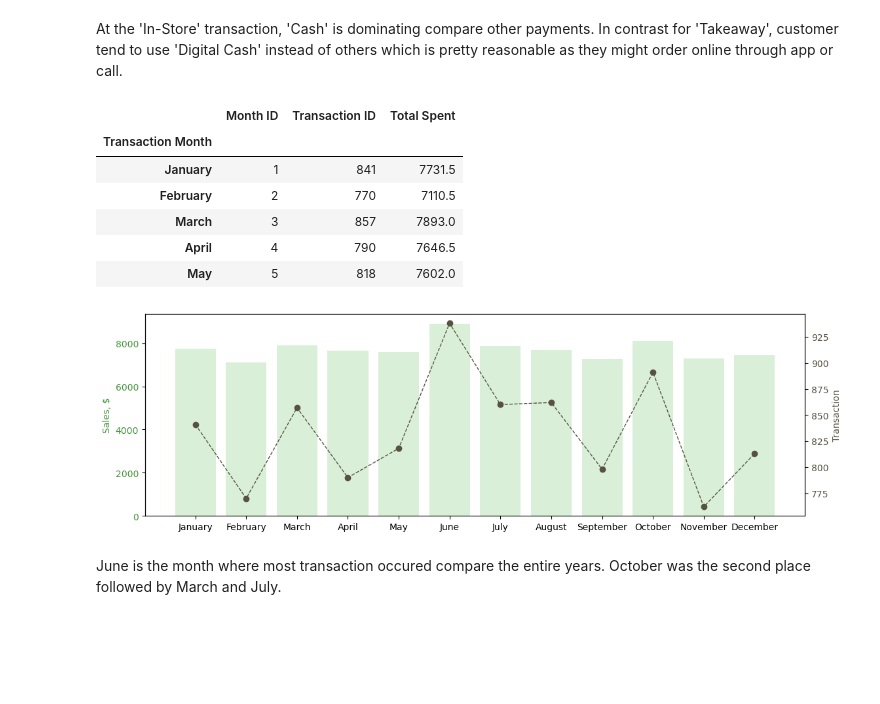
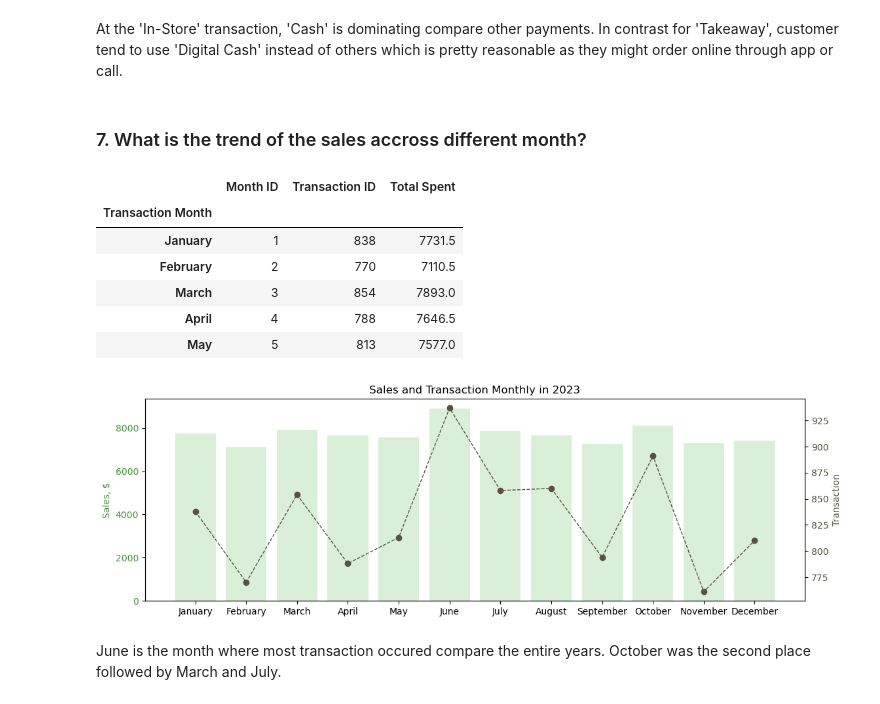
Before and after one commit to jeeenss/Data-Analysis-with-Python, a Jupyter notebook: Cafe_Sales/cafe_sales_analysis.ipynb, the cells around one changed output. Drawn from its saved outputs; the diff is of its cells as text; code cells hidden in the pictures; blank space fills up the shorter version.

Commit message:
added visualization of monthly revenue in 2023

```diff
--- a/Cafe_Sales/cafe_sales_analysis.ipynb
+++ b/Cafe_Sales/cafe_sales_analysis.ipynb
@@ -1258,31 +1258,35 @@ plt.show()
 [figure]
 # %% [markdown]
 At the 'In-Store' transaction, 'Cash' is dominating compare other payments. In contrast for 'Takeaway', customer tend to use 'Digital Cash' instead of others which is pretty reasonable as they might order online through app or call.
+# %% [markdown]
+### 7. What is the trend of the sales accross different month?  ###
 # %%
-result = df.groupby(['Transaction Month','Month ID'], as_index=False).agg({'Transaction ID': 'count','Total Spent':'sum'}).sort_values(['Month ID'], ascending=True)
-result = result.set_index('Transaction Month')
-result.head()
+result_monthly = df.groupby(['Transaction Month','Month ID'], as_index=False).agg({'Transaction ID': 'count','Total Spent':'sum'}).sort_values(['Month ID'], ascending=True)
+result_monthly = result_monthly.set_index('Transaction Month')
+result_monthly.head()
 # %% [output]
 |  | Month ID | Transaction ID | Total Spent |
 | Transaction Month |  |  |  |
-| January | 1 | 841 | 7731.5 |
+| January | 1 | 838 | 7731.5 |
 | February | 2 | 770 | 7110.5 |
-| March | 3 | 857 | 7893.0 |
-| April | 4 | 790 | 7646.5 |
-| May | 5 | 818 | 7602.0 |
+| March | 3 | 854 | 7893.0 |
+| April | 4 | 788 | 7646.5 |
+| May | 5 | 813 | 7577.0 |
 # %%
 fig, ax1 = plt.subplots(figsize=(13, 4))
-ax1.bar(result.index, result['Total Spent'], color = '#A2D99B', alpha=0.4)
+ax1.bar(result_monthly.index, result_monthly['Total Spent'], color = '#A2D99B', alpha=0.4)
 ax1.tick_params(axis='y', labelcolor='#429238')
 ax1.set_ylabel('Sales, $', color='#429238')
 plt.ticklabel_format(style='plain', useOffset=False, axis='y')
 
 ax2 = ax1.twinx()
 ax2.set_ylabel('Transaction', color='#575240')
-result['Transaction ID'].plot(ax=ax2, color = '#575240', linestyle = '--', lw=1, label='Total Transaction', marker = 'o')
+result_monthly['Transaction ID'].plot(ax=ax2, color = '#575240', linestyle = '--', lw=1, label='Total Transaction', marker = 'o')
 ax2.tick_params(axis='y', labelcolor='#575240')
+plt.title('Sales and Transaction Monthly in 2023')
+plt.show()
 # %% [output]
-[figure, old version]
+[figure, new version]
 # %% [markdown]
 June is the month where most transaction occured compare the entire years. October was the second place followed by March and July.
 # %%
```
Also changed, not shown: parts of 3 cells of this notebook.
